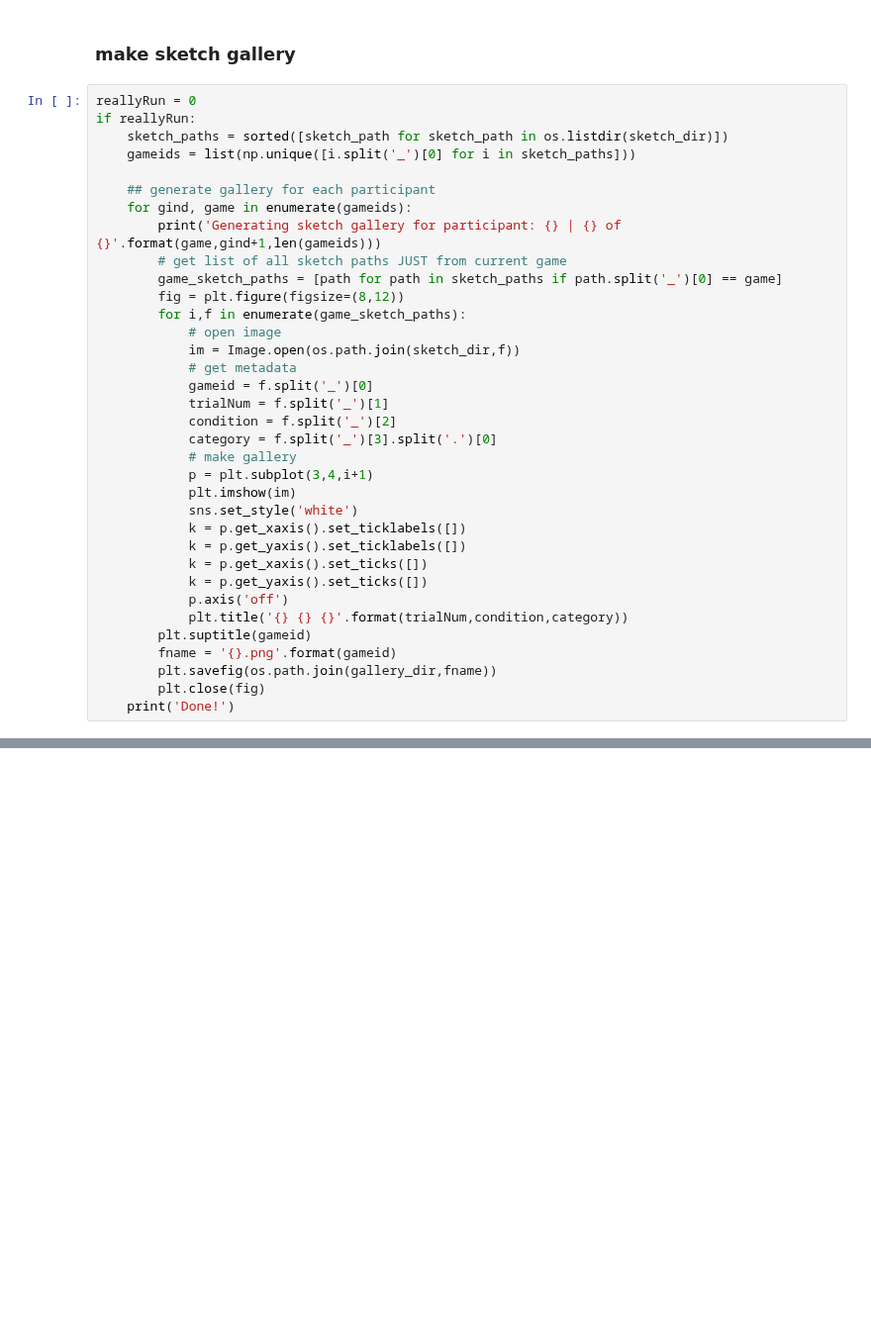
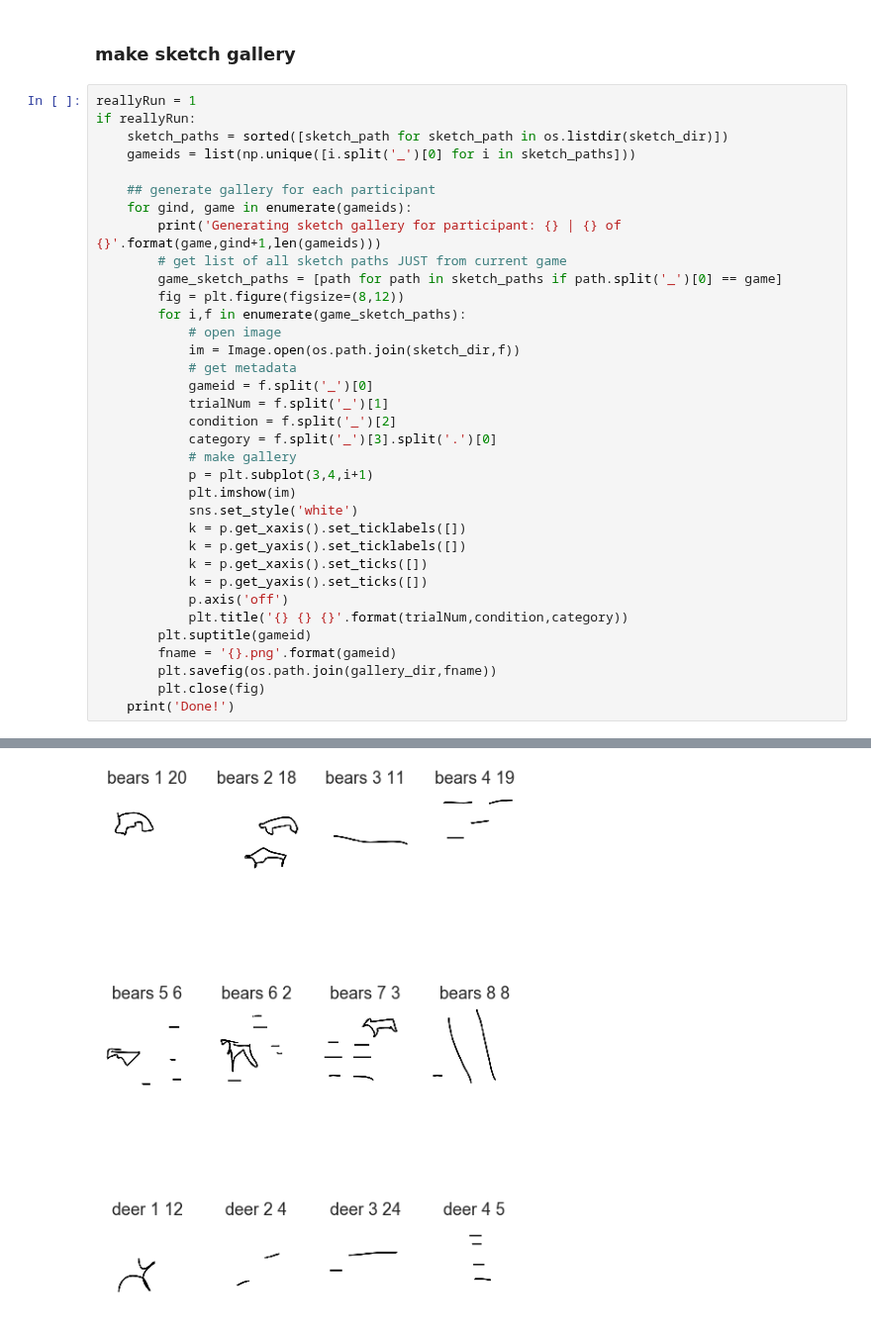
Before and after one commit to cogtoolslab/improvised_numerals, a Jupyter notebook: analysis/iternum_analysis.ipynb, the cells around one changed output, grey strips where cells are left out. Shown at 99% size. Saved outputs shown, nothing was run; the diff lists cells and outputs as text; blank space fills up the shorter version.

```diff
--- a/analysis/iternum_analysis.ipynb
+++ b/analysis/iternum_analysis.ipynb
@@ -115,7 +142,7 @@ utils.render_images(K,data = 'pngString',
 # %% [markdown]
 ### make sketch gallery
 # %%
-reallyRun = 0
+reallyRun = 1
 if reallyRun:
     sketch_paths = sorted([sketch_path for sketch_path in os.listdir(sketch_dir)])
     gameids = list(np.unique([i.split('_')[0] for i in sketch_paths]))
@@ -149,3 +176,4 @@ if reallyRun:
         plt.savefig(os.path.join(gallery_dir,fname))
         plt.close(fig)
     print('Done!')
+# %% [output]
@@ -151,0 +183 @@ if reallyRun:
+[figure, added]
```
Also changed, not shown: parts of 6 cells of this notebook.
